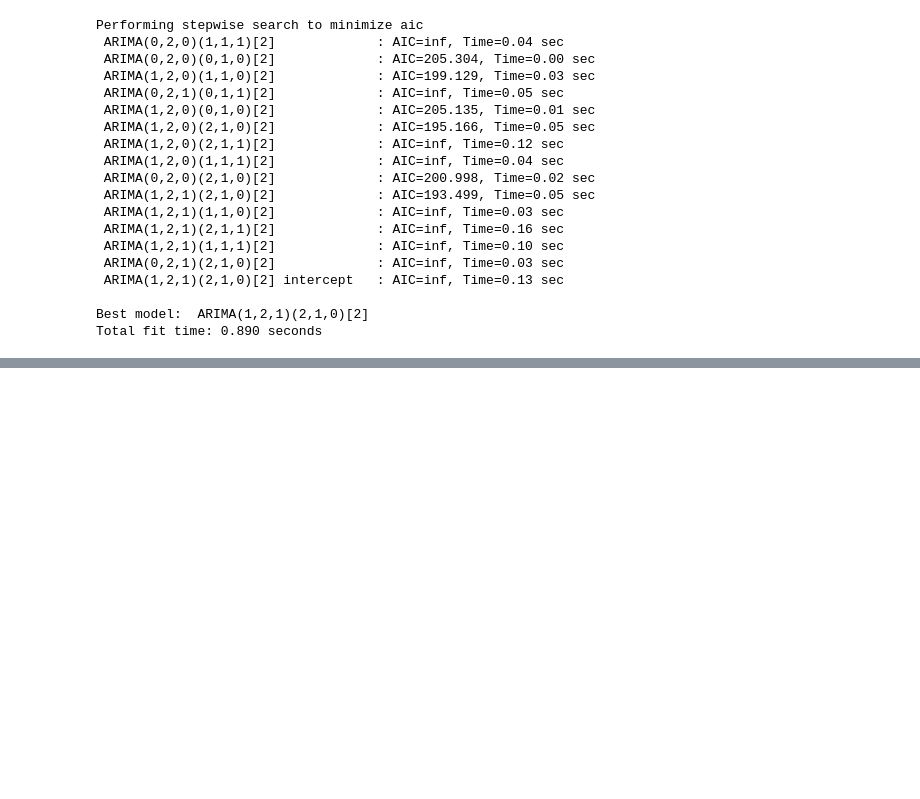
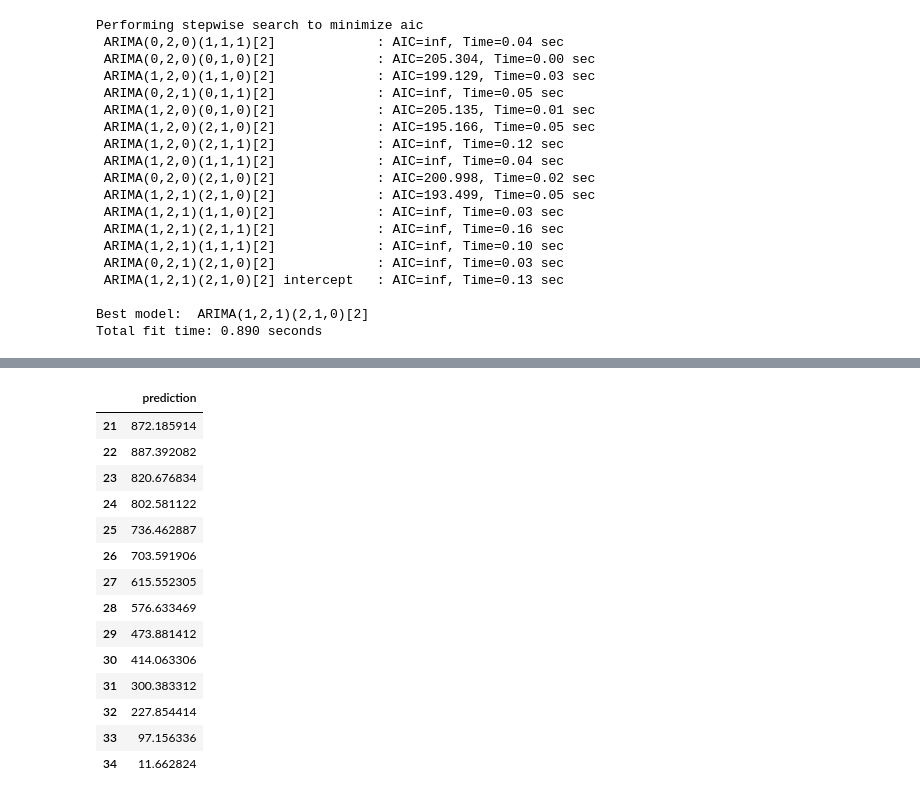
Before and after one commit to danielHett/data-gurus, a Jupyter notebook: summary_and_macro.ipynb, the cells around one changed output, grey strips where cells are left out. Drawn from its saved outputs; the diff is of its cells as text; code cells hidden in the pictures; blank space fills up the shorter version.

```diff
--- a/summary_and_macro.ipynb
+++ b/summary_and_macro.ipynb
@@ -404,0 +388,26 @@ plt.show()
+# %%
+forecast1=model.predict(n_periods=14)
+forecast_range=pd.date_range(start='2020-01-1', periods=13,freq='M')
+# %%
+forecast1_df = pd.DataFrame()
+# %%
+#forecast1_df['Month']= forecast_range
+forecast1_df['prediction'] = forecast1
+# %%
+forecast1_df
+# %% [output]
+|  | prediction |
+| 21 | 872.185914 |
+| 22 | 887.392082 |
+| 23 | 820.676834 |
+| 24 | 802.581122 |
+| 25 | 736.462887 |
+| 26 | 703.591906 |
+| 27 | 615.552305 |
+| 28 | 576.633469 |
+| 29 | 473.881412 |
+| 30 | 414.063306 |
+| 31 | 300.383312 |
+| 32 | 227.854414 |
+| 33 | 97.156336 |
+| 34 | 11.662824 |
```
Also changed, not shown: parts of 5 cells of this notebook.
